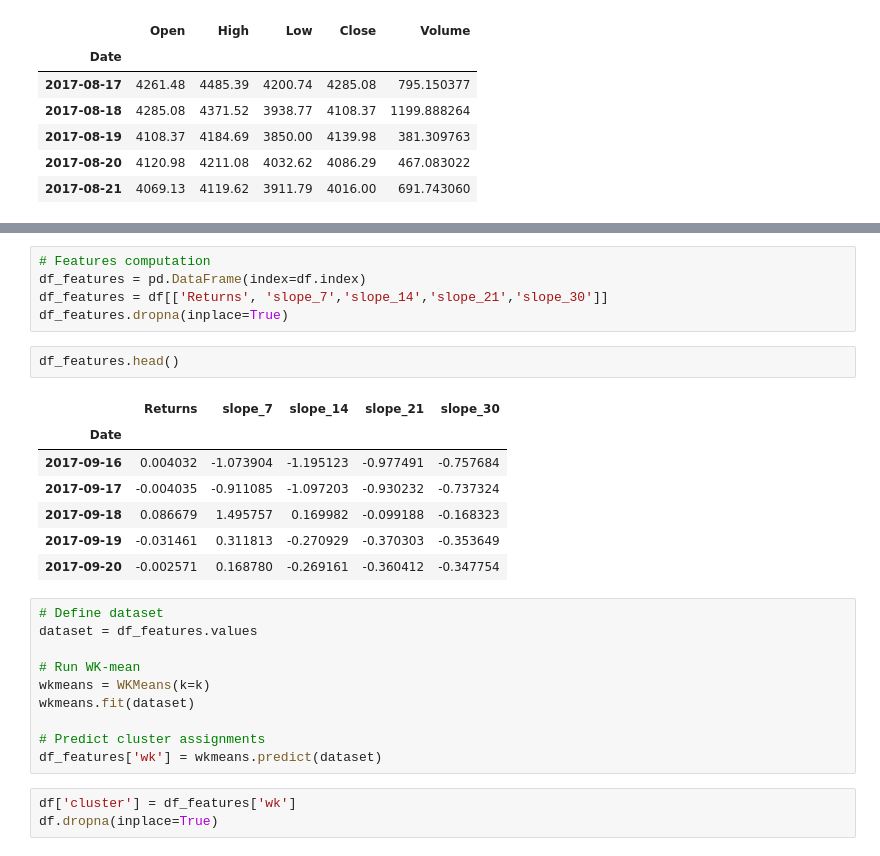
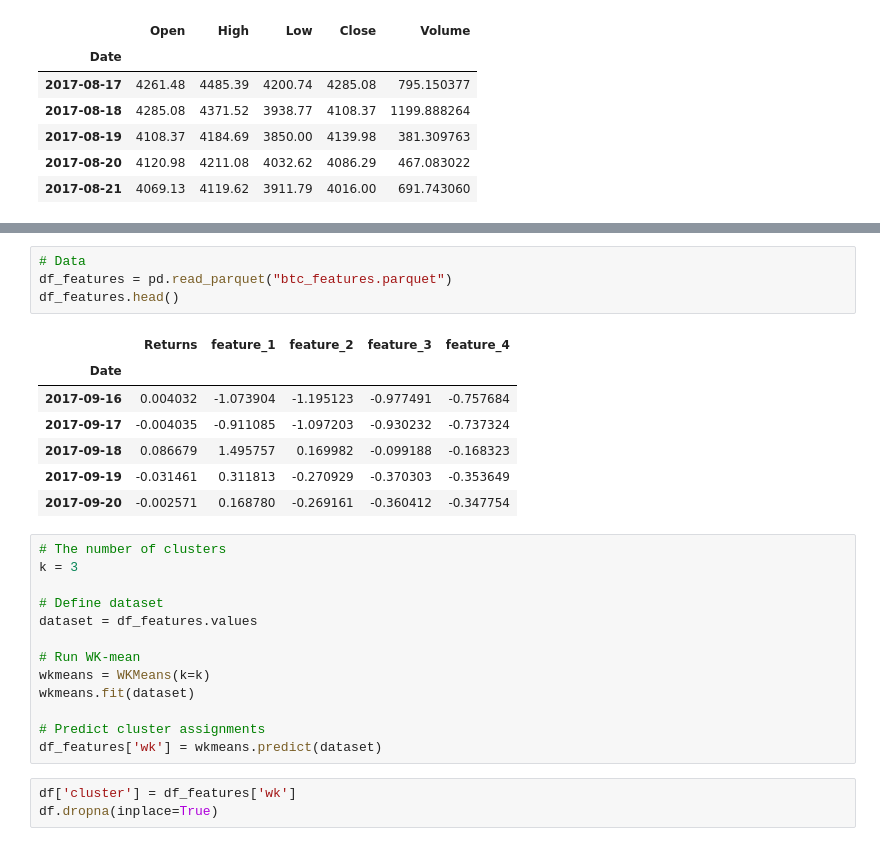
Before and after one commit to marcsanchezsala/BTC-Market-Regime-Detection, a Jupyter notebook: regime_k3.ipynb, the cells around one changed output, grey strips where cells are left out. Cells and saved outputs as stored; diff of their text form.

```diff
--- a/regime_k3.ipynb
+++ b/regime_k3.ipynb
@@ -53,19 +26,19 @@ df
-# %%
-# Features computation
-df_features = pd.DataFrame(index=df.index)
-df_features = df[['Returns', 'slope_7','slope_14','slope_21','slope_30']]
-df_features.dropna(inplace=True)
-# %%
-df_features.head()
-# %% [output]
-|  | Returns | slope_7 | slope_14 | slope_21 | slope_30 |
-| Date |  |  |  |  |  |
-| 2017-09-16 | 0.004032 | -1.073904 | -1.195123 | -0.977491 | -0.757684 |
-| 2017-09-17 | -0.004035 | -0.911085 | -1.097203 | -0.930232 | -0.737324 |
-| 2017-09-18 | 0.086679 | 1.495757 | 0.169982 | -0.099188 | -0.168323 |
-| 2017-09-19 | -0.031461 | 0.311813 | -0.270929 | -0.370303 | -0.353649 |
-| 2017-09-20 | -0.002571 | 0.168780 | -0.269161 | -0.360412 | -0.347754 |
+# %%
+# Data
+df_features = pd.read_parquet("btc_features.parquet")
+df_features.head()
+# %% [output]
+|  | Returns | feature_1 | feature_2 | feature_3 | feature_4 |
+| Date |  |  |  |  |  |
+| 2017-09-16 | 0.004032 | -1.073904 | -1.195123 | -0.977491 | -0.757684 |
+| 2017-09-17 | -0.004035 | -0.911085 | -1.097203 | -0.930232 | -0.737324 |
+| 2017-09-18 | 0.086679 | 1.495757 | 0.169982 | -0.099188 | -0.168323 |
+| 2017-09-19 | -0.031461 | 0.311813 | -0.270929 | -0.370303 | -0.353649 |
+| 2017-09-20 | -0.002571 | 0.168780 | -0.269161 | -0.360412 | -0.347754 |
 # %%
+# The number of clusters
+k = 3
+
 # Define dataset
 dataset = df_features.values
 
```
Also changed, not shown: parts of 2 cells of this notebook, 2 other files.
